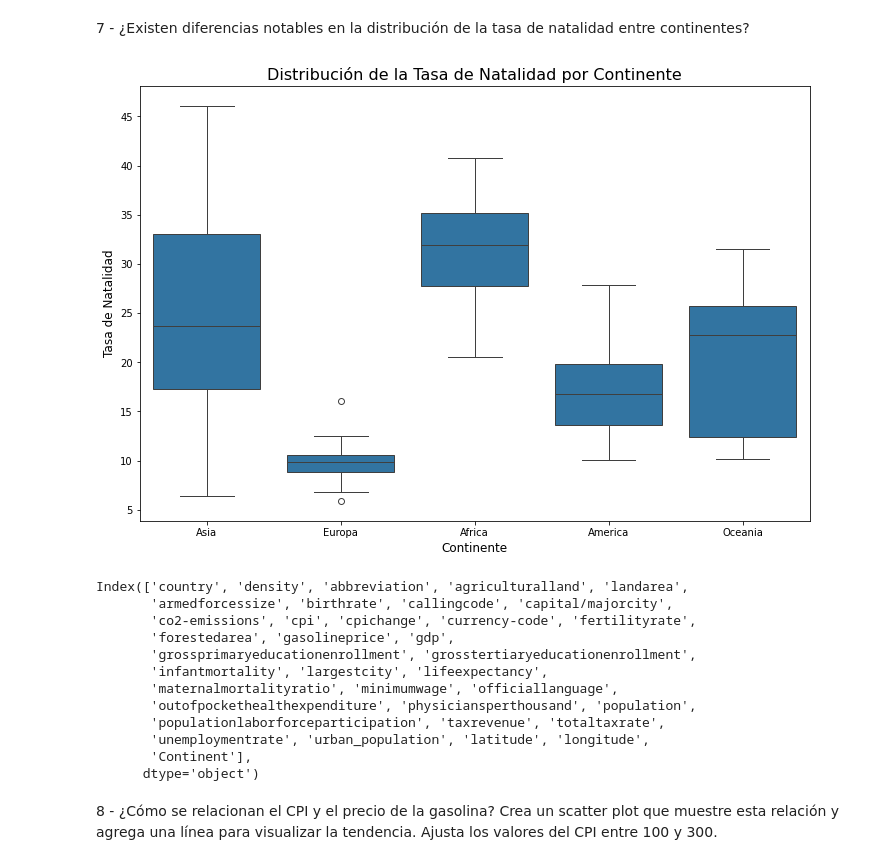
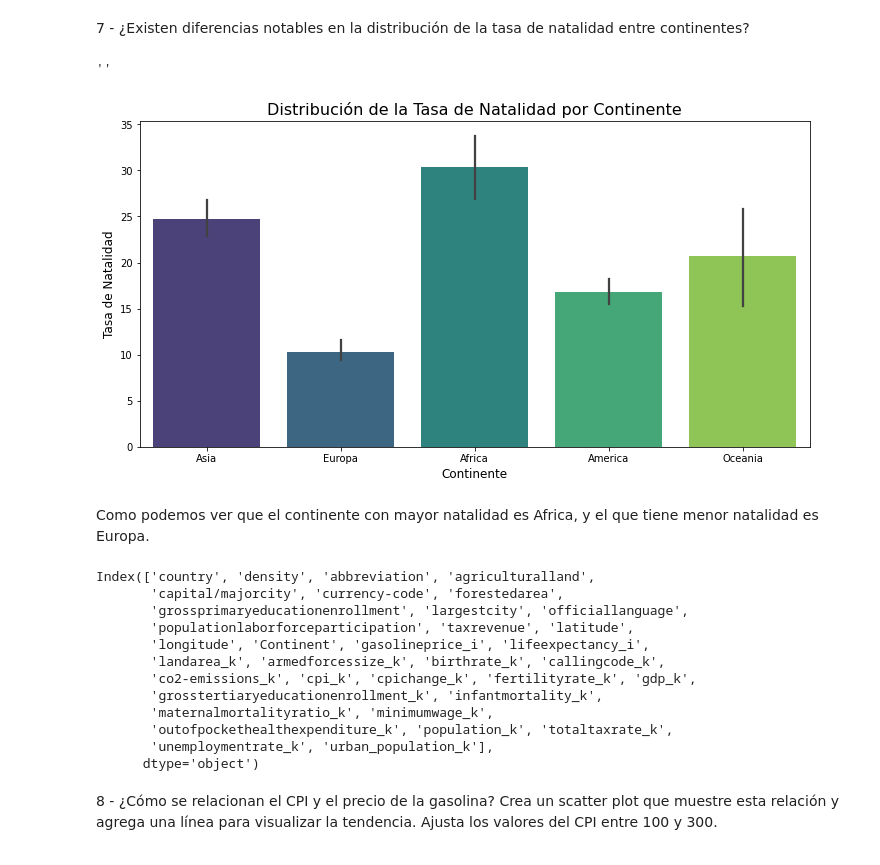
Before and after one commit to clarasdata/adalab-m3-pair-programming-estadistica, a Jupyter notebook: pair_visualizacion.ipynb, the cells around one changed output. Drawn from its saved outputs; the diff is of its cells as text; code cells hidden in the pictures.

```diff
--- a/pair_visualizacion.ipynb
+++ b/pair_visualizacion.ipynb
@@ -28,7 +28,7 @@ Requisitos que deben cumplir las gráficas:
 - En los pieplot siempre tenemos que añadir la etiqueta de a que % corresponde cada quesito.
 - En los pieplot el tamaño de los % tiene que ser de 6.
 # %%
-df_graficas = pd.read_csv("world_continent.csv", index_col=0)
+df_graficas = pd.read_csv("world_final.csv", index_col=0)
 # %%
 df_graficas.head()
 # %% [output]
@@ -214,29 +283,32 @@ plt.title('Top 10 Países con Mayor Área Forestal',fontsize=16 )
 # %% [markdown]
 7 - ¿Existen diferencias notables en la distribución de la tasa de natalidad entre continentes?
 # %%
-plt.figure(figsize=(12, 8))
-sns.boxplot(x='Continent', y='birthrate', data=df_graficas)
-
-
+# Crear el gráfico de barras con Seaborn
+plt.figure(figsize=(12, 6))
+sns.barplot(x='Continent', y='birthrate_k', data=df_graficas, palette='viridis', hue='Continent', legend = False)
 plt.xlabel('Continente', fontsize=12)
 plt.ylabel('Tasa de Natalidad', fontsize=12)
 plt.title('Distribución de la Tasa de Natalidad por Continente',fontsize=16 );
+;
 # %% [output]
+''
-[figure, old version]
+[figure, new version]
+# %% [markdown]
+Como podemos ver que el continente con mayor natalidad es Africa, y el que tiene menor natalidad es Europa.
 # %%
 df_graficas.columns
 # %% [output]
-Index(['country', 'density', 'abbreviation', 'agriculturalland', 'landarea',
-       'armedforcessize', 'birthrate', 'callingcode', 'capital/majorcity',
-       'co2-emissions', 'cpi', 'cpichange', 'currency-code', 'fertilityrate',
-       'forestedarea', 'gasolineprice', 'gdp',
-       'grossprimaryeducationenrollment', 'grosstertiaryeducationenrollment',
-       'infantmortality', 'largestcity', 'lifeexpectancy',
-       'maternalmortalityratio', 'minimumwage', 'officiallanguage',
-       'outofpockethealthexpenditure', 'physiciansperthousand', 'population',
-       'populationlaborforceparticipation', 'taxrevenue', 'totaltaxrate',
-       'unemploymentrate', 'urban_population', 'latitude', 'longitude',
-       'Continent'],
+Index(['country', 'density', 'abbreviation', 'agriculturalland',
+       'capital/majorcity', 'currency-code', 'forestedarea',
+       'grossprimaryeducationenrollment', 'largestcity', 'officiallanguage',
+       'populationlaborforceparticipation', 'taxrevenue', 'latitude',
+       'longitude', 'Continent', 'gasolineprice_i', 'lifeexpectancy_i',
+       'landarea_k', 'armedforcessize_k', 'birthrate_k', 'callingcode_k',
+       'co2-emissions_k', 'cpi_k', 'cpichange_k', 'fertilityrate_k', 'gdp_k',
+       'grosstertiaryeducationenrollment_k', 'infantmortality_k',
+       'maternalmortalityratio_k', 'minimumwage_k',
+       'outofpockethealthexpenditure_k', 'population_k', 'totaltaxrate_k',
+       'unemploymentrate_k', 'urban_population_k'],
       dtype='object')
 # %% [markdown]
 8 - ¿Cómo se relacionan el CPI y el precio de la gasolina? Crea un scatter plot que muestre esta relación y agrega una línea para visualizar la tendencia. Ajusta los valores del CPI entre 100 y 300.
```
Also changed, not shown: parts of 21 cells of this notebook.
